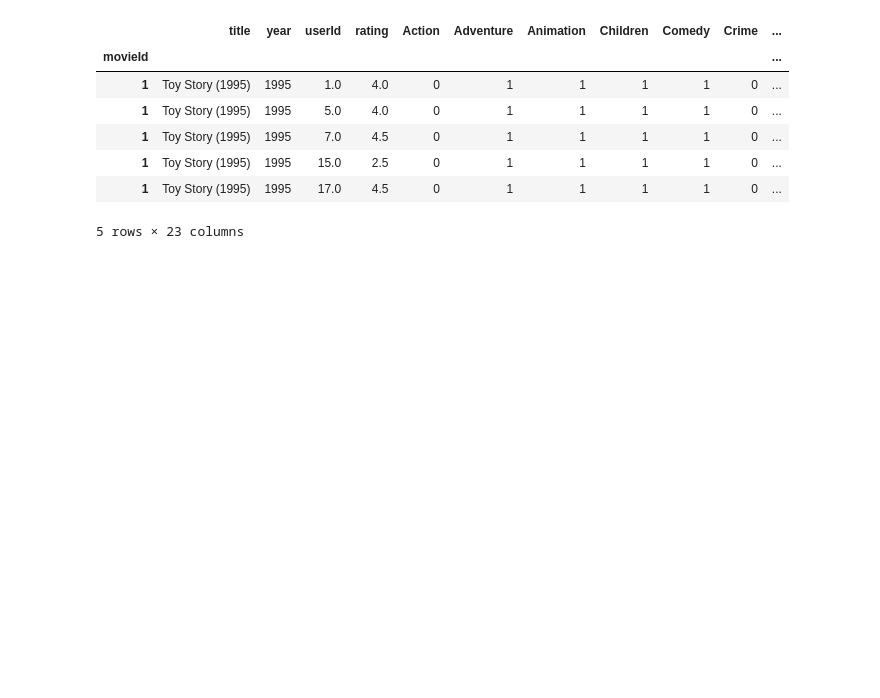
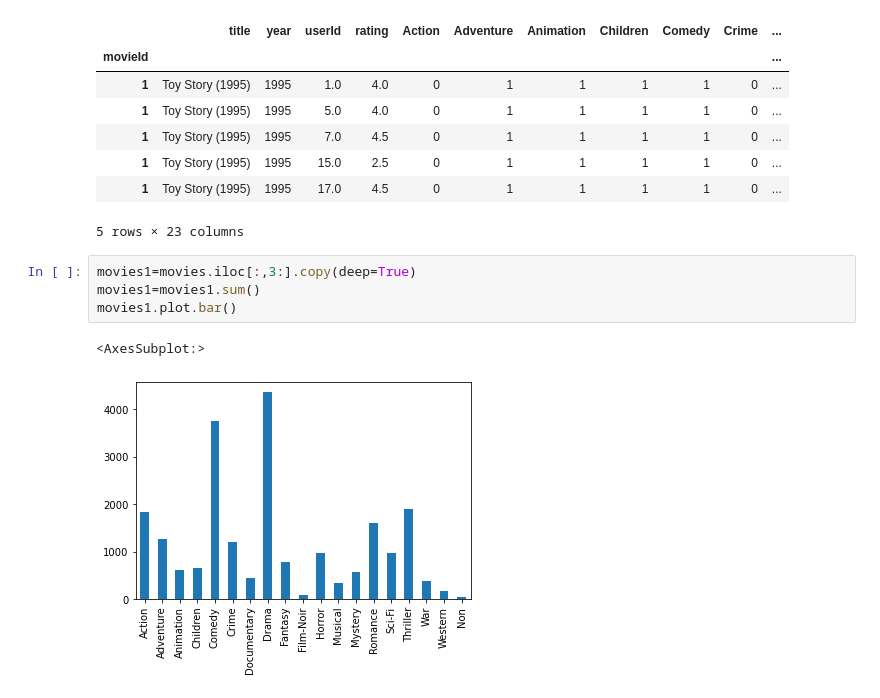
Before and after one commit to yihuaH/cs105-final-project, a Jupyter notebook: final_hao.ipynb, the cells around one changed output. Drawn from its saved outputs; the diff is of its cells as text; blank space fills up the shorter version.

```diff
--- a/final_hao.ipynb
+++ b/final_hao.ipynb
@@ -66,3 +66,10 @@ ratings.head()
 | 1 | Toy Story (1995) | 1995 | 15.0 | 2.5 | 0 | 1 | 1 | 1 | 1 | 0 | ... |
 | 1 | Toy Story (1995) | 1995 | 17.0 | 4.5 | 0 | 1 | 1 | 1 | 1 | 0 | ... |
 5 rows × 23 columns
+# %%
+movies1=movies.iloc[:,3:].copy(deep=True)
+movies1=movies1.sum()
+movies1.plot.bar()
+# %% [output]
+<AxesSubplot:>
+[figure, added]
```
Also changed, not shown: parts of 3 cells of this notebook.
